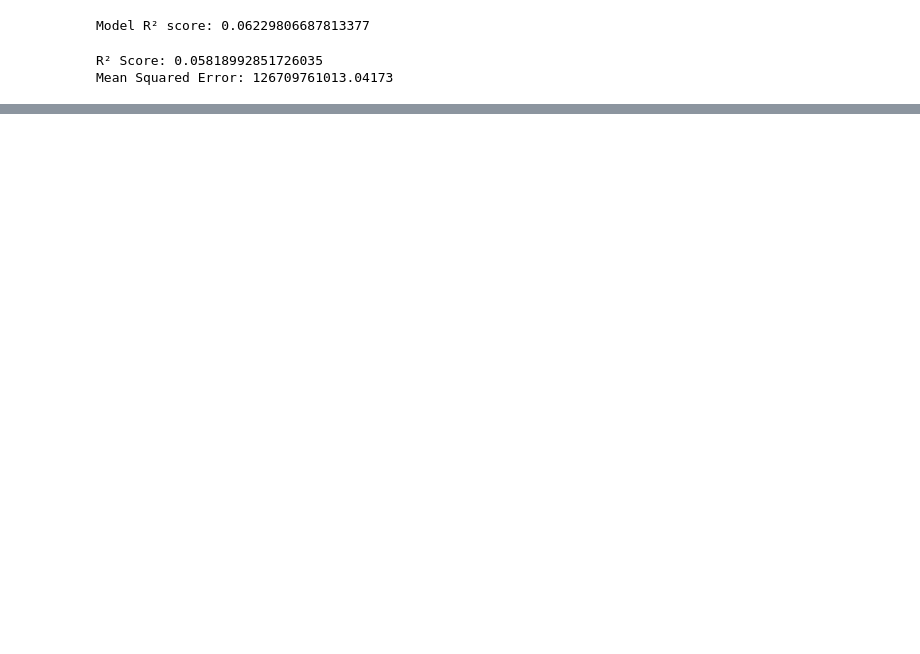
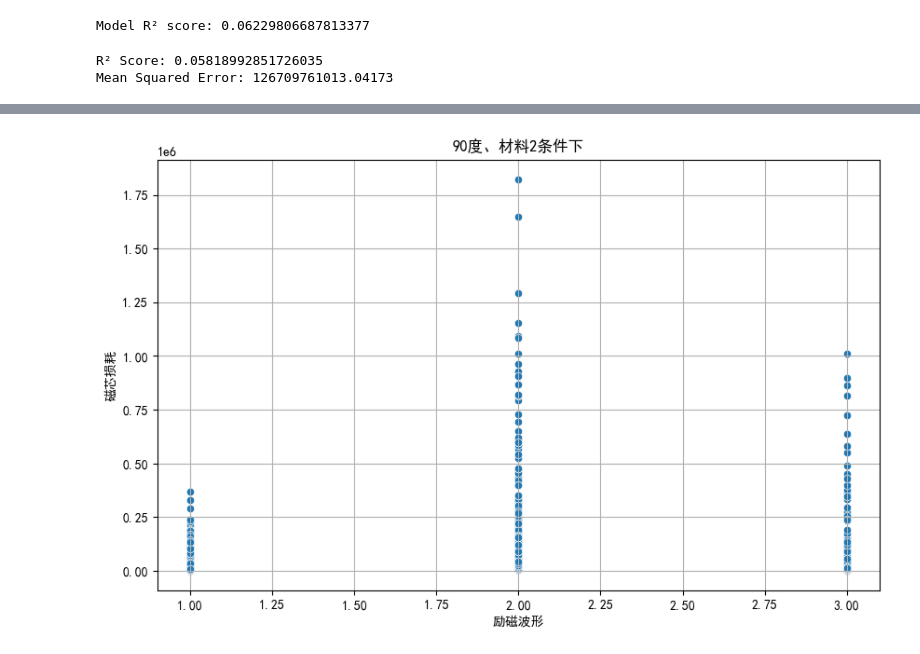
Before and after one commit to hyzhang0301/main, a Jupyter notebook: data/question3.ipynb, the cells around one changed output, grey strips where cells are left out. Cells and saved outputs as stored; diff of their text form; code cells hidden in the pictures; blank space fills up the shorter version.

```diff
--- a/data/question3.ipynb
+++ b/data/question3.ipynb
@@ -287,0 +343,5 @@ Model R² score: 0.05980967751461175
+# %%
+combined_XY = np.column_stack((X, Y))
+
+# 验证形状
+print(combined_XY.shape)  # 应该输出 (12400, 9)
@@ -287,0 +362,14 @@ Model R² score: 0.05980967751461175
+# %%
+import numpy as np
+# 筛选25度，材料1
+# 假设 combined_XY 已经被定义
+filtered_data = combined_XY[
+    (combined_XY[:, 0] == 70) &
+    (combined_XY[:, 4].astype(int) == 0) &
+    (combined_XY[:, 5].astype(int) == 0) &
+    (combined_XY[:, 6].astype(int) == 0) &
+    (combined_XY[:, 7].astype(int) == 1)
+]
+
+print(filtered_data)
+filtered_data.shape
@@ -287,0 +391,12 @@ Model R² score: 0.05980967751461175
+# %%
+print(filtered_data[:, 1:4])
+
+wave_id = filtered_data[:, 1:4]
+output = np.zeros(wave_id.shape[0], dtype=int)
+output[np.all(wave_id == [0, 0, 1], axis=1)] = 1  # 对应 [0, 0, 1] 正
+output[np.all(wave_id == [0, 1, 0], axis=1)] = 3  # 对应 [0, 1, 0] 梯形
+output[np.all(wave_id == [1, 0, 0], axis=1)] = 2  # 对应 [1, 0, 0] 三角
+
+# x_1 = np.argmax(filtered_data[:, 1:4], axis=1)
+# x_1
+output
@@ -287,0 +428,11 @@ Model R² score: 0.05980967751461175
+# %%
+# 绘制散点图
+plt.figure(figsize=(10, 6))
+sns.scatterplot(x=output, y=filtered_data[: , 8])
+plt.title('90度、材料2条件下')
+plt.xlabel('励磁波形')
+plt.ylabel('磁芯损耗')
+plt.grid()
+plt.show()
+# %% [output]
+[figure, added]
```
Also changed, not shown: parts of 20 cells of this notebook, 1 other file.
